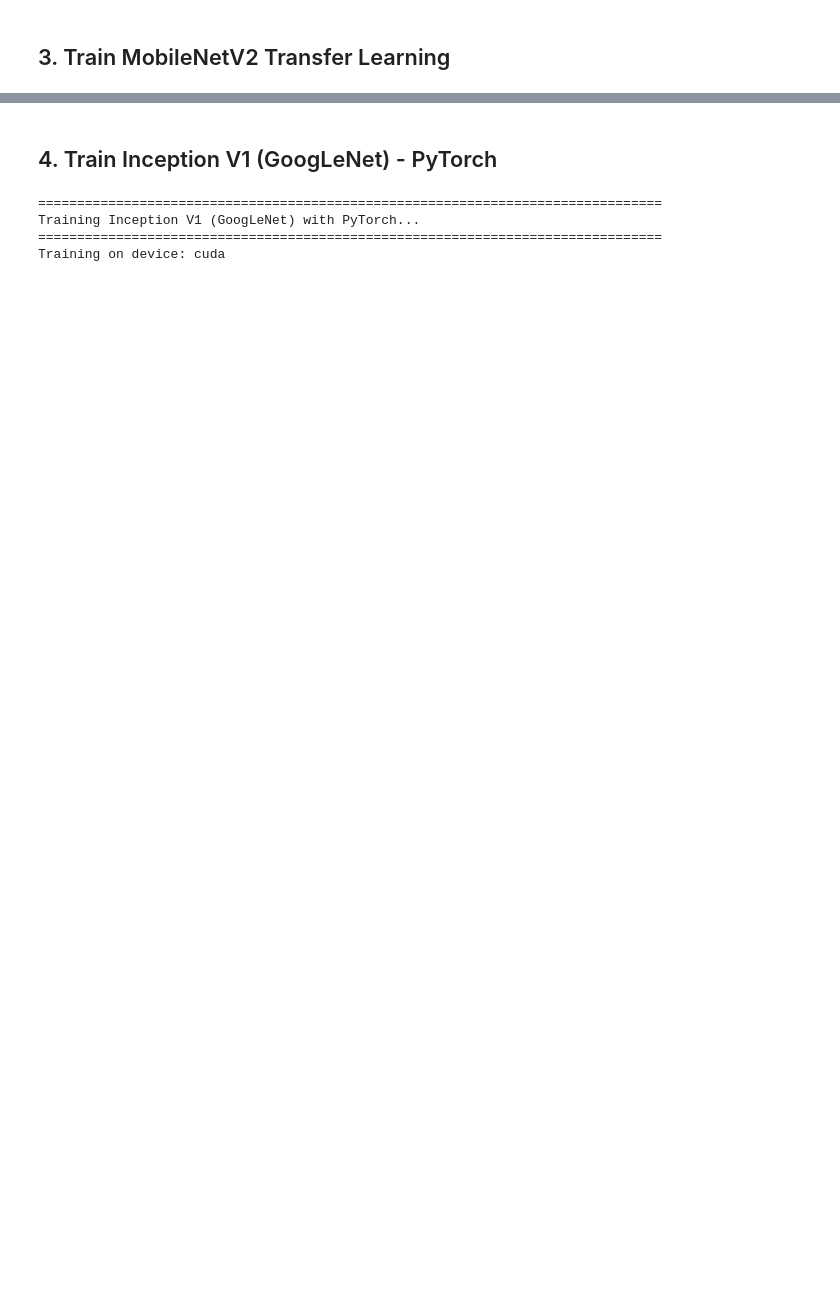
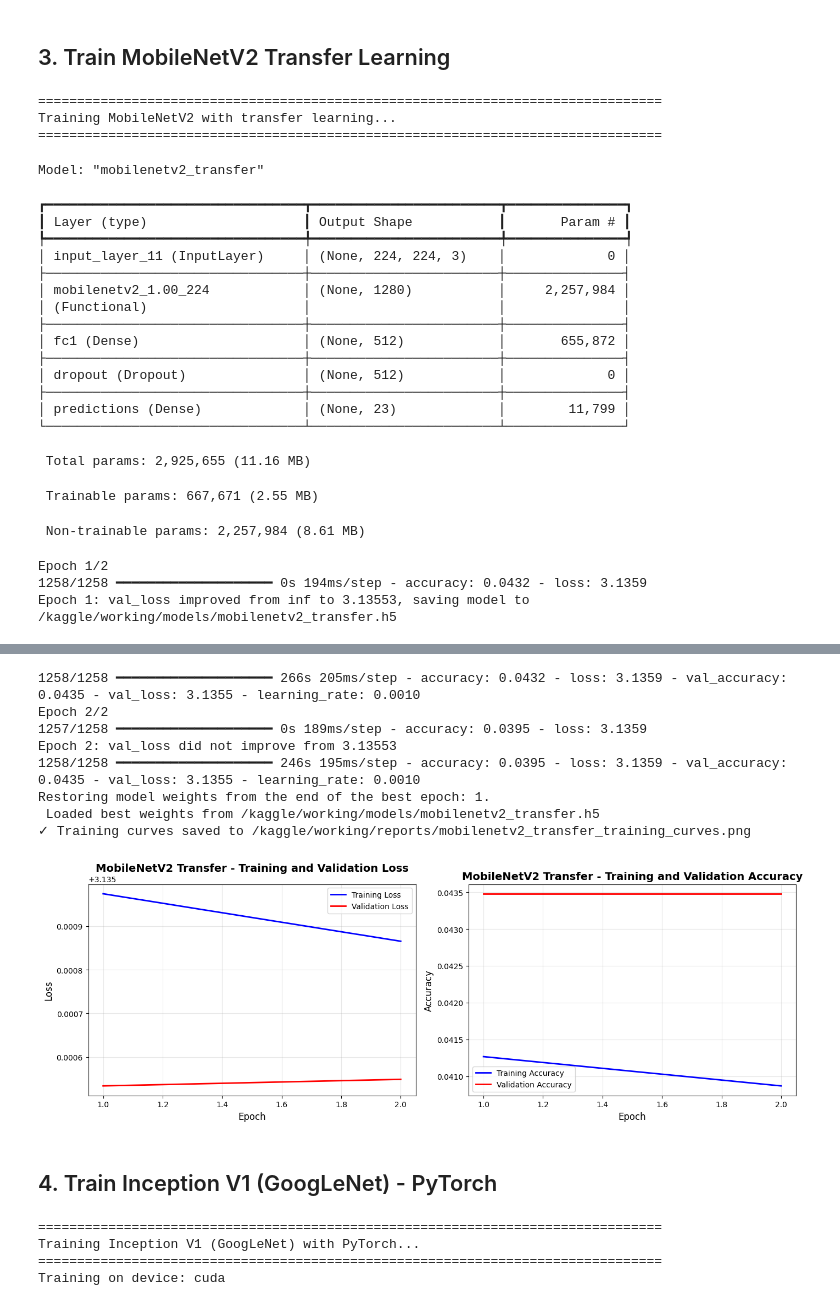
Before and after one commit to abdullahsherdy/DeepLearning_raw_materials_classification, a Jupyter notebook: classification_kaggle.ipynb, the cells around one changed output, grey strips where cells are left out. Drawn from its saved outputs; the diff is of its cells as text; code cells hidden in the pictures; blank space fills up the shorter version.

Commit message:
frist three models training, and evaluation

```diff
--- a/classification_kaggle.ipynb
+++ b/classification_kaggle.ipynb
@@ -881,15 +903,29 @@ print("✓ ResNet50 transfer learning model definition loaded")
 
 def build_mobilenetv2_transfer(input_shape=(224, 224, 3), num_classes=23,
                                include_top=False, weights='imagenet', alpha=1.0):
-    """Build MobileNetV2 model with transfer learning."""
-    # Load MobileNetV2 base with ImageNet weights
-    base_model = MobileNetV2(
-        include_top=include_top,
-        weights=weights,
-        input_shape=input_shape,
-        alpha=alpha,
-        pooling='avg'
-    )
+    """Build MobileNetV2 model with transfer learning.
+
+    Note: On Kaggle, this may fail if Internet is disabled (cannot download weights).
+    In that case, we fall back to weights=None.
+    """
+    # Load MobileNetV2 base
+    try:
+        base_model = MobileNetV2(
+            include_top=include_top,
+            weights=weights,
+            input_shape=input_shape,
+            alpha=alpha,
+            pooling='avg'
+        )
+    except Exception as e:
+        print(f"WARNING: Could not load MobileNetV2 weights={weights!r} ({e}). Falling back to weights=None.")
+        base_model = MobileNetV2(
+            include_top=include_top,
+            weights=None,
+            input_shape=input_shape,
+            alpha=alpha,
+            pooling='avg'
+        )
 
     # Freeze base model initially
     base_model.trainable = False
@@ -1716,7 +1790,10 @@ print("=" * 80)
 print("Training MobileNetV2 with transfer learning...")
 print("=" * 80)
 
-mobilenet_model, mobilenet_base = build_mobilenetv2_transfer(num_classes=NUM_CLASSES)
+mobilenet_model, mobilenet_base = build_mobilenetv2_transfer(
+    num_classes=NUM_CLASSES,
+    weights='imagenet' if USE_PRETRAINED_WEIGHTS else None
+)
 mobilenet_model.summary()
 
 # Train model with optimized callbacks for faster training
@@ -1732,3 +1809,28 @@ plot_training_curves(
     mobilenet_history, 'MobileNetV2 Transfer',
     save_path=os.path.join(REPORTS_DIR, 'mobilenetv2_transfer_training_curves.png')
 )
+# %% [output]
+================================================================================
+Training MobileNetV2 with transfer learning...
+================================================================================
+Model: "mobilenetv2_transfer"
+┏━━━━━━━━━━━━━━━━━━━━━━━━━━━━━━━━━┳━━━━━━━━━━━━━━━━━━━━━━━━┳━━━━━━━━━━━━━━━┓
+┃ Layer (type)                    ┃ Output Shape           ┃       Param # ┃
+┡━━━━━━━━━━━━━━━━━━━━━━━━━━━━━━━━━╇━━━━━━━━━━━━━━━━━━━━━━━━╇━━━━━━━━━━━━━━━┩
+│ input_layer_11 (InputLayer)     │ (None, 224, 224, 3)    │             0 │
+├─────────────────────────────────┼────────────────────────┼───────────────┤
+│ mobilenetv2_1.00_224            │ (None, 1280)           │     2,257,984 │
+│ (Functional)                    │                        │               │
+├─────────────────────────────────┼────────────────────────┼───────────────┤
+│ fc1 (Dense)                     │ (None, 512)            │       655,872 │
+├─────────────────────────────────┼────────────────────────┼───────────────┤
+│ dropout (Dropout)               │ (None, 512)            │             0 │
+├─────────────────────────────────┼────────────────────────┼───────────────┤
+│ predictions (Dense)             │ (None, 23)             │        11,799 │
+└─────────────────────────────────┴────────────────────────┴───────────────┘
+ Total params: 2,925,655 (11.16 MB)
+ Trainable params: 667,671 (2.55 MB)
+ Non-trainable params: 2,257,984 (8.61 MB)
+Epoch 1/2
+1258/1258 ━━━━━━━━━━━━━━━━━━━━ 0s 194ms/step - accuracy: 0.0432 - loss: 3.1359
+Epoch 1: val_loss improved from inf to 3.13553, saving model to /kaggle/working/models/mobilenetv2_transfer.h5
@@ -1735,3 +1838,12 @@ plot_training_curves(
+1258/1258 ━━━━━━━━━━━━━━━━━━━━ 266s 205ms/step - accuracy: 0.0432 - loss: 3.1359 - val_accuracy: 0.0435 - val_loss: 3.1355 - learning_rate: 0.0010
+Epoch 2/2
+1257/1258 ━━━━━━━━━━━━━━━━━━━━ 0s 189ms/step - accuracy: 0.0395 - loss: 3.1359
+Epoch 2: val_loss did not improve from 3.13553
+1258/1258 ━━━━━━━━━━━━━━━━━━━━ 246s 195ms/step - accuracy: 0.0395 - loss: 3.1359 - val_accuracy: 0.0435 - val_loss: 3.1355 - learning_rate: 0.0010
+Restoring model weights from the end of the best epoch: 1.
+ Loaded best weights from /kaggle/working/models/mobilenetv2_transfer.h5
+✓ Training curves saved to /kaggle/working/reports/mobilenetv2_transfer_training_curves.png
+[figure, added]
 # %% [markdown]
 ## 4. Train Inception V1 (GoogLeNet) - PyTorch
 # %%
```
Also changed, not shown: parts of 9 cells of this notebook.
